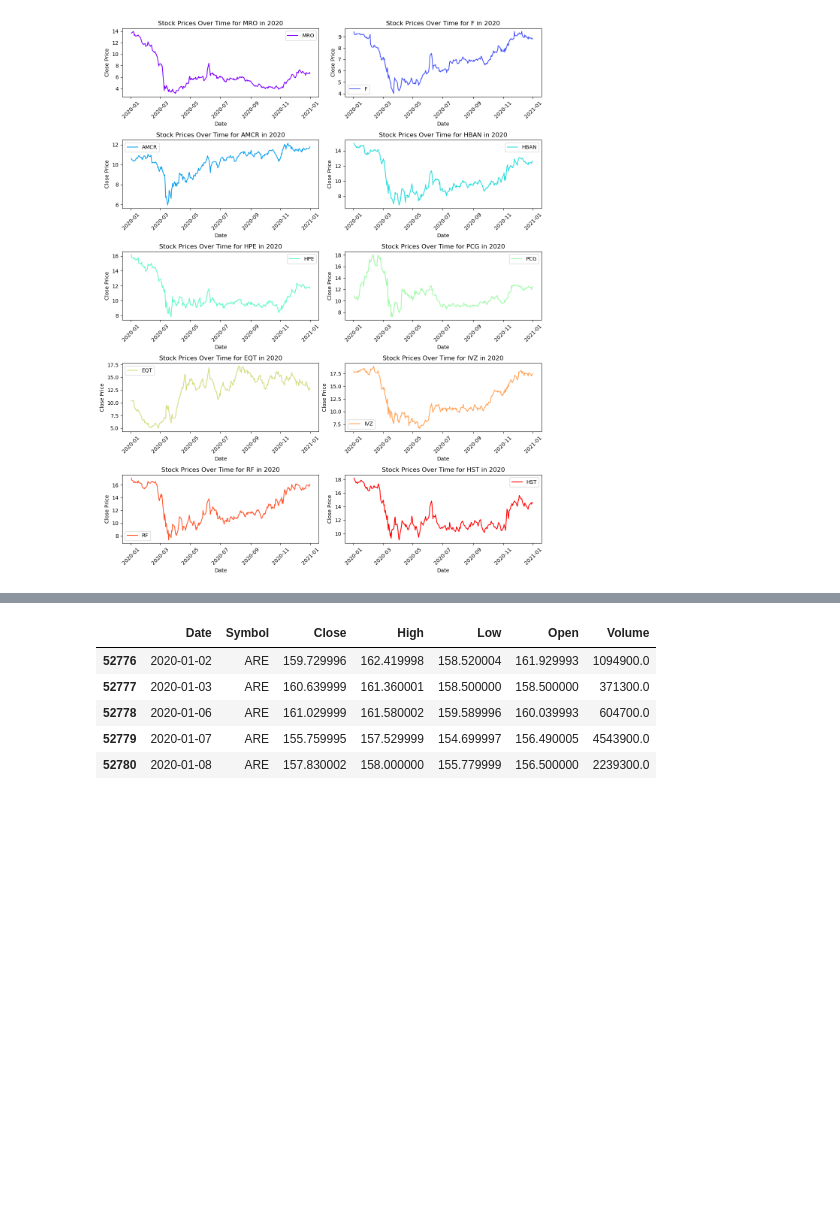
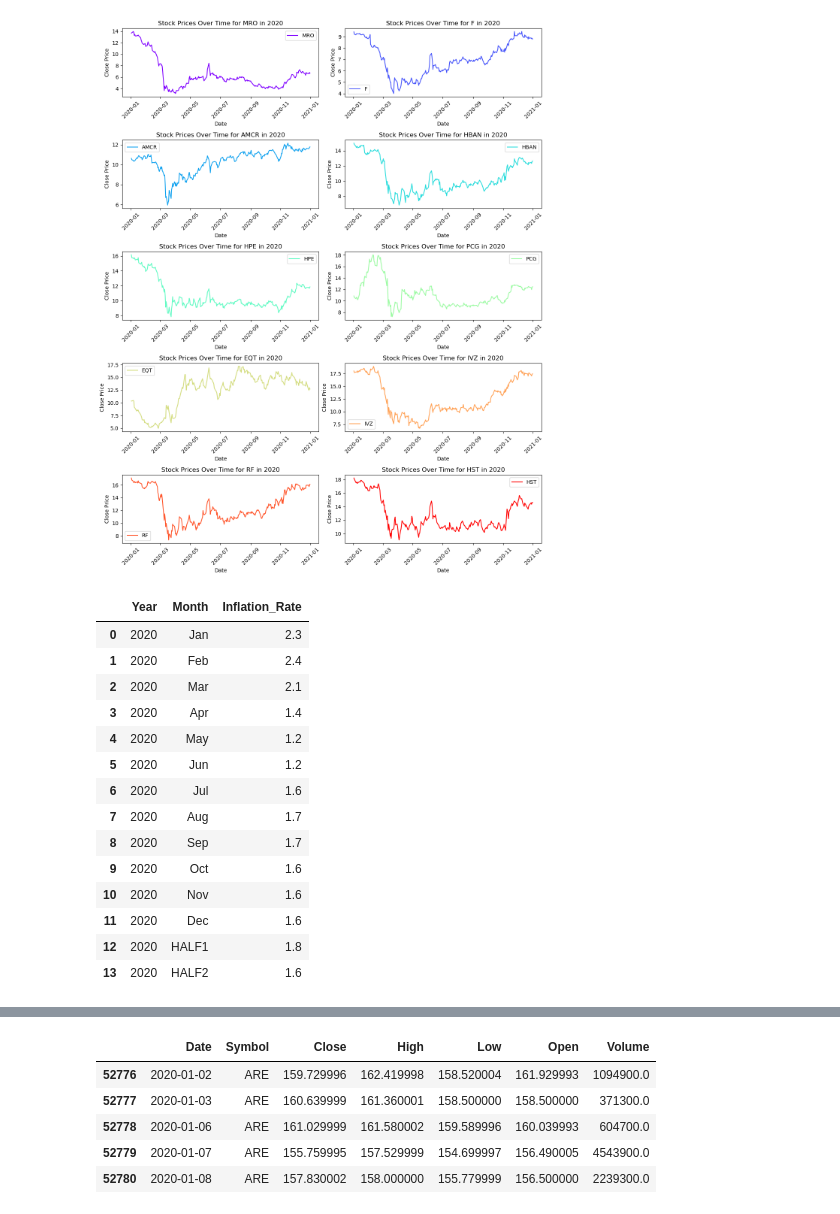
Before and after one commit to icherniavskyi/project-1, a Jupyter notebook: data_analysis.ipynb, the cells around one changed output, grey strips where cells are left out. Drawn from its saved outputs; the diff is of its cells as text; code cells hidden in the pictures; blank space fills up the shorter version.

```diff
--- a/data_analysis.ipynb
+++ b/data_analysis.ipynb
@@ -437,6 +415,29 @@ plt.tight_layout()
 plt.show()
 # %% [output]
 [figure]
+# %%
+# Filter inflation data for the year 2020
+inflation_2020 = inflation[inflation['Year'] == 2020]
+
+# Transpose inflation data using pd.melt() if needed
+inflation_transposed = pd.melt(inflation_2020, id_vars=['Year'], var_name='Month', value_name='Inflation_Rate')
+inflation_transposed
+# %% [output]
+|  | Year | Month | Inflation_Rate |
+| 0 | 2020 | Jan | 2.3 |
+| 1 | 2020 | Feb | 2.4 |
+| 2 | 2020 | Mar | 2.1 |
+| 3 | 2020 | Apr | 1.4 |
+| 4 | 2020 | May | 1.2 |
+| 5 | 2020 | Jun | 1.2 |
+| 6 | 2020 | Jul | 1.6 |
+| 7 | 2020 | Aug | 1.7 |
+| 8 | 2020 | Sep | 1.7 |
+| 9 | 2020 | Oct | 1.6 |
+| 10 | 2020 | Nov | 1.6 |
+| 11 | 2020 | Dec | 1.6 |
+| 12 | 2020 | HALF1 | 1.8 |
+| 13 | 2020 | HALF2 | 1.6 |
 # %%
 #Companies data
 real_st = industry_data[industry_data["Sector"] == "Real Estate"].copy()
```
Also changed, not shown: parts of 5 cells of this notebook.
